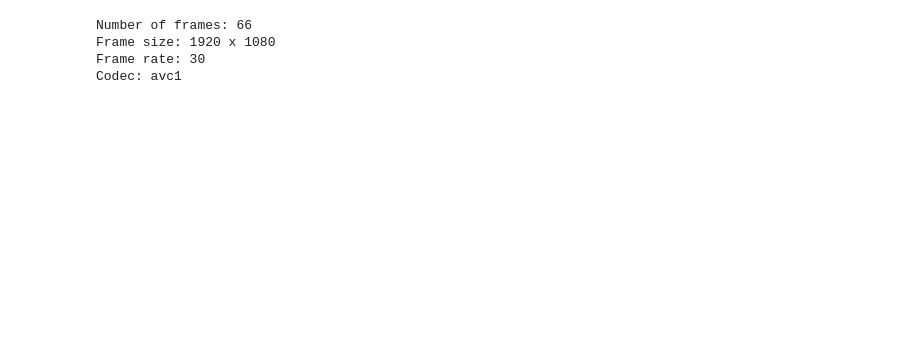
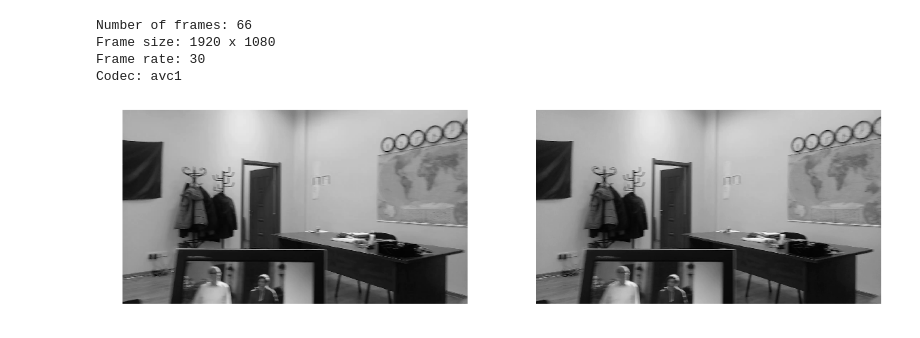
Before and after one commit to Odessit007/Signal-Processing-Notebooks, a Jupyter notebook: lab6.ipynb, the cells around one changed output. Drawn from its saved outputs; the diff is of its cells as text; code cells hidden in the pictures; blank space fills up the shorter version.

```diff
--- a/lab6.ipynb
+++ b/lab6.ipynb
@@ -65,10 +65,17 @@ def make_video(frames, filename, desc):
 # %%
 videofile = 'V80420-163103.mp4'
 frames, desc = get_frames(videofile, verbose = True);
+fig, ax = plt.subplots(nrows=1, ncols=2, figsize=(20, 10))
+ax[0].imshow(frames[0], cmap='gray')
+ax[0].axis('off')
+ax[1].imshow(frames[1], cmap='gray')
+ax[1].axis('off')
+plt.show()
 #play_video(videofile)
-make_video(frames, 'newvideo.avi', desc)
+#make_video(frames, 'newvideo.avi', desc)
 # %% [output]
 Number of frames: 66
 Frame size: 1920 x 1080
 Frame rate: 30
 Codec: avc1
+[figure, added]
```
Also changed, not shown: parts of 7 cells of this notebook.
